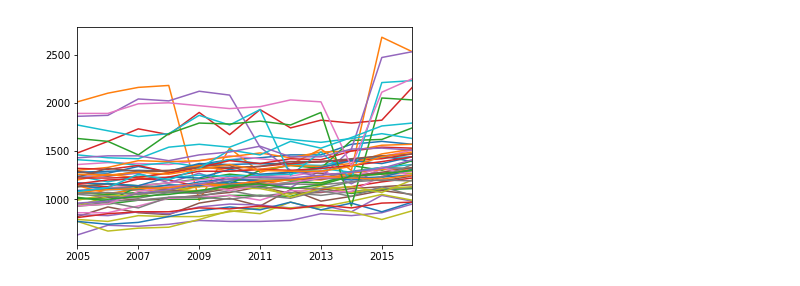
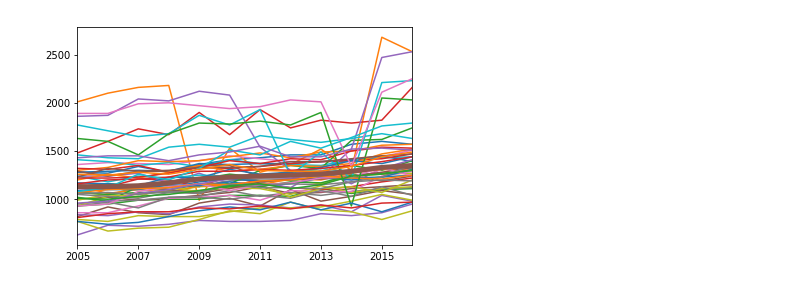
Before and after one commit to msgiles/am231final, a Jupyter notebook: notebooks/work.ipynb, the cells around one changed output. Cells and saved outputs as stored; diff of their text form; code cells hidden in the pictures.

Commit message:
lookit the graphs\!

```diff
--- a/notebooks/work.ipynb
+++ b/notebooks/work.ipynb
@@ -88,6 +86,7 @@ rent_increases[low_income]
 | 52 | Washington Heights/Inwood | -0.009901 | 0.021150 | -0.006898 | 0.003907 | 0.029343 | 0.009414 | -0.051168 | 0.028036 | 0.054451 | ... |
 # %%
-median_rents.set_index('Sub-Borough Area')[years].transpose().plot(legend=False)
+ax = median_rents.set_index('Sub-Borough Area')[years].transpose().plot(legend=False)
+nyc_median_rents[years].transpose().plot(legend=False, linewidth=5.0, ax=ax)
 plt.show()
 # %% [output]
-[figure, old version]
+[figure, new version]
```
Also changed, not shown: parts of 10 cells of this notebook, 1 other file.
